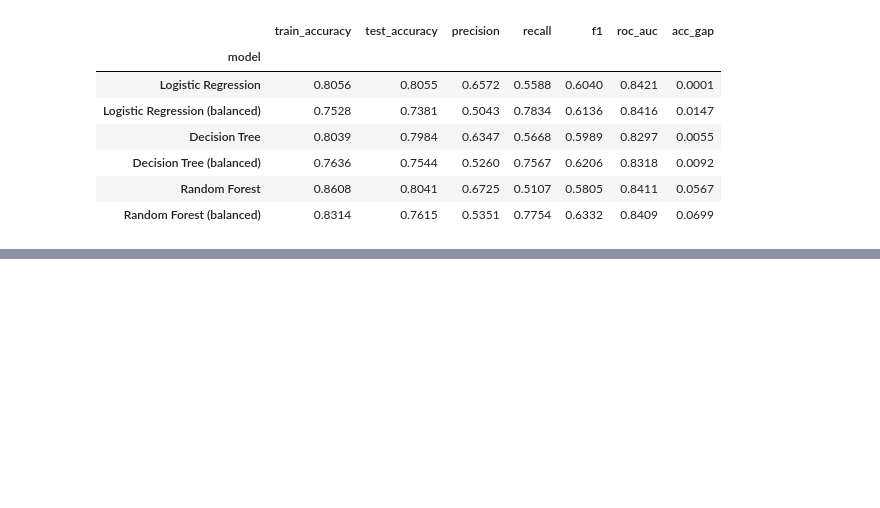
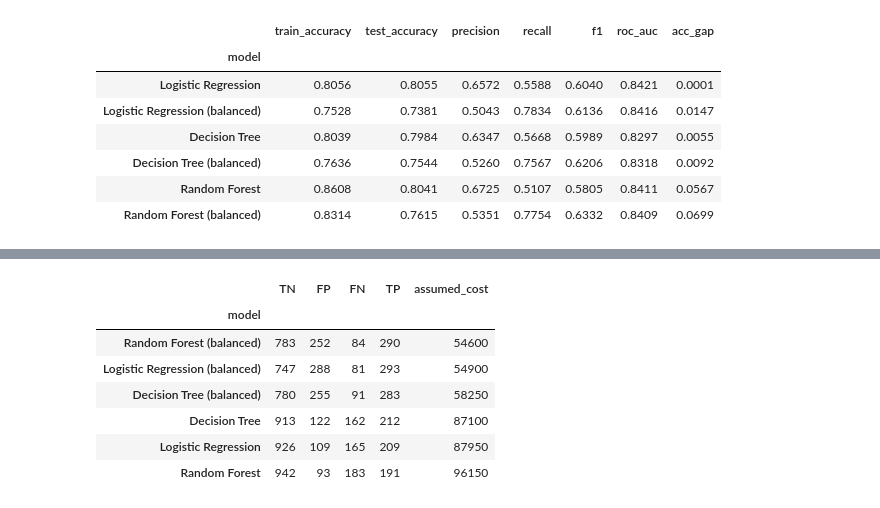
Before and after one commit to pavannangadi/Customer-Churn-Prediction-Telco-, a Jupyter notebook: notebooks/customer_churn_analysis.ipynb, the cells around one changed output, grey strips where cells are left out. Drawn from its saved outputs; the diff is of its cells as text; code cells hidden in the pictures; blank space fills up the shorter version.

```diff
--- a/notebooks/customer_churn_analysis.ipynb
+++ b/notebooks/customer_churn_analysis.ipynb
@@ -349,0 +355,3 @@ display(results_df)
+# %%
+for name in ["Logistic Regression", "Logistic Regression (balanced)"]:
+    eval_mod.print_report(name, models[name], X_test, y_test)
@@ -349,0 +378,23 @@ display(results_df)
+# %%
+from sklearn.metrics import confusion_matrix
+
+COST_FN = 500   # ASSUMPTION: cost of losing a churner we failed to flag (lost revenue)
+COST_FP = 50    # ASSUMPTION: cost of a retention offer sent to someone who wasn't leaving
+
+rows = []
+for name, pipe in models.items():
+    tn, fp, fn, tp = confusion_matrix(y_test, pipe.predict(X_test)).ravel()
+    rows.append({"model": name, "TN": tn, "FP": fp, "FN": fn, "TP": tp,
+                 "assumed_cost": fn * COST_FN + fp * COST_FP})
+
+cost_df = pd.DataFrame(rows).set_index("model")
+display(cost_df.sort_values("assumed_cost"))
+# %% [output]
+|  | TN | FP | FN | TP | assumed_cost |
+| model |  |  |  |  |  |
+| Random Forest (balanced) | 783 | 252 | 84 | 290 | 54600 |
+| Logistic Regression (balanced) | 747 | 288 | 81 | 293 | 54900 |
+| Decision Tree (balanced) | 780 | 255 | 91 | 283 | 58250 |
+| Decision Tree | 913 | 122 | 162 | 212 | 87100 |
+| Logistic Regression | 926 | 109 | 165 | 209 | 87950 |
+| Random Forest | 942 | 93 | 183 | 191 | 96150 |
```
Also changed, not shown: parts of 2 cells of this notebook, 1 other file.
